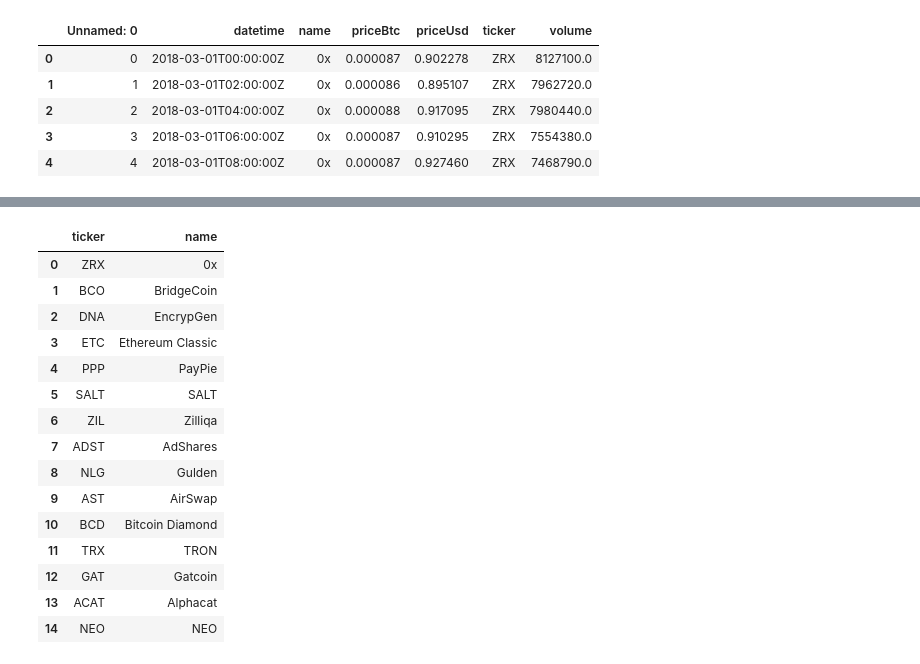
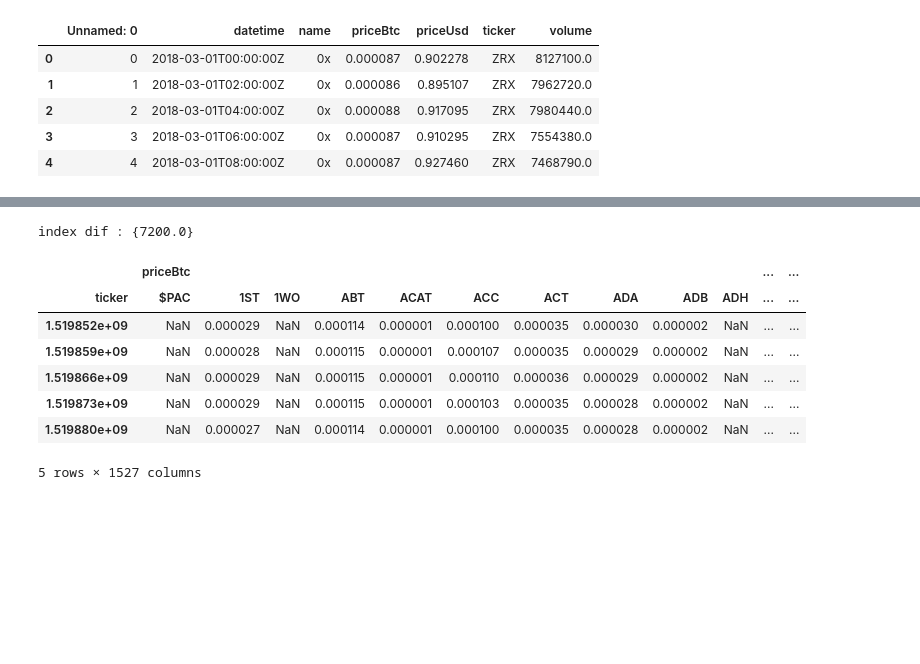
Before and after one commit to toly/aisthack, a Jupyter notebook: notebooks/03_target_processing.ipynb, the cells around one changed output, grey strips where cells are left out. Drawn from its saved outputs; the diff is of its cells as text; code cells hidden in the pictures; blank space fills up the shorter version.

```diff
--- a/notebooks/03_target_processing.ipynb
+++ b/notebooks/03_target_processing.ipynb
@@ -100,19 +22,21 @@ ValueError: Length of values does not match length of index
-# %%
-names
-# %% [output]
-|  | ticker | name |
-| 0 | ZRX | 0x |
-| 1 | BCO | BridgeCoin |
-| 2 | DNA | EncrypGen |
-| 3 | ETC | Ethereum Classic |
-| 4 | PPP | PayPie |
-| 5 | SALT | SALT |
-| 6 | ZIL | Zilliqa |
-| 7 | ADST | AdShares |
-| 8 | NLG | Gulden |
-| 9 | AST | AirSwap |
-| 10 | BCD | Bitcoin Diamond |
-| 11 | TRX | TRON |
-| 12 | GAT | Gatcoin |
-| 13 | ACAT | Alphacat |
-| 14 | NEO | NEO |
+# %%
+df_y_train = pd.pivot_table(data,
+    values=['priceBtc', 'priceUsd', 'volume'],
+    index=['datetime'],
+    columns=['ticker'])#.head()
+df_y_train.sort_index(inplace=True)
+df_y_train.index = pd.Series(pd.to_datetime(np.array(df_y_train.index))).apply(lambda x: x.timestamp())
+print('index dif :', set(np.array(df_y_train.index[1:]) - np.array(df_y_train.index[:-1])))
+# %% [output]
+index dif : {7200.0}
+# %%
+df_y_train.head()
+# %% [output]
+|  | priceBtc |  |  |  |  |  |  |  |  |  | ... | ... |
+| ticker | $PAC | 1ST | 1WO | ABT | ACAT | ACC | ACT | ADA | ADB | ADH | ... | ... |
+| 1.519852e+09 | NaN | 0.000029 | NaN | 0.000114 | 0.000001 | 0.000100 | 0.000035 | 0.000030 | 0.000002 | NaN | ... | ... |
+| 1.519859e+09 | NaN | 0.000028 | NaN | 0.000115 | 0.000001 | 0.000107 | 0.000035 | 0.000029 | 0.000002 | NaN | ... | ... |
+| 1.519866e+09 | NaN | 0.000029 | NaN | 0.000115 | 0.000001 | 0.000110 | 0.000036 | 0.000029 | 0.000002 | NaN | ... | ... |
+| 1.519873e+09 | NaN | 0.000029 | NaN | 0.000115 | 0.000001 | 0.000103 | 0.000035 | 0.000028 | 0.000002 | NaN | ... | ... |
+| 1.519880e+09 | NaN | 0.000027 | NaN | 0.000114 | 0.000001 | 0.000100 | 0.000035 | 0.000028 | 0.000002 | NaN | ... | ... |
+5 rows × 1527 columns
```
Also changed, not shown: parts of 10 cells of this notebook.
